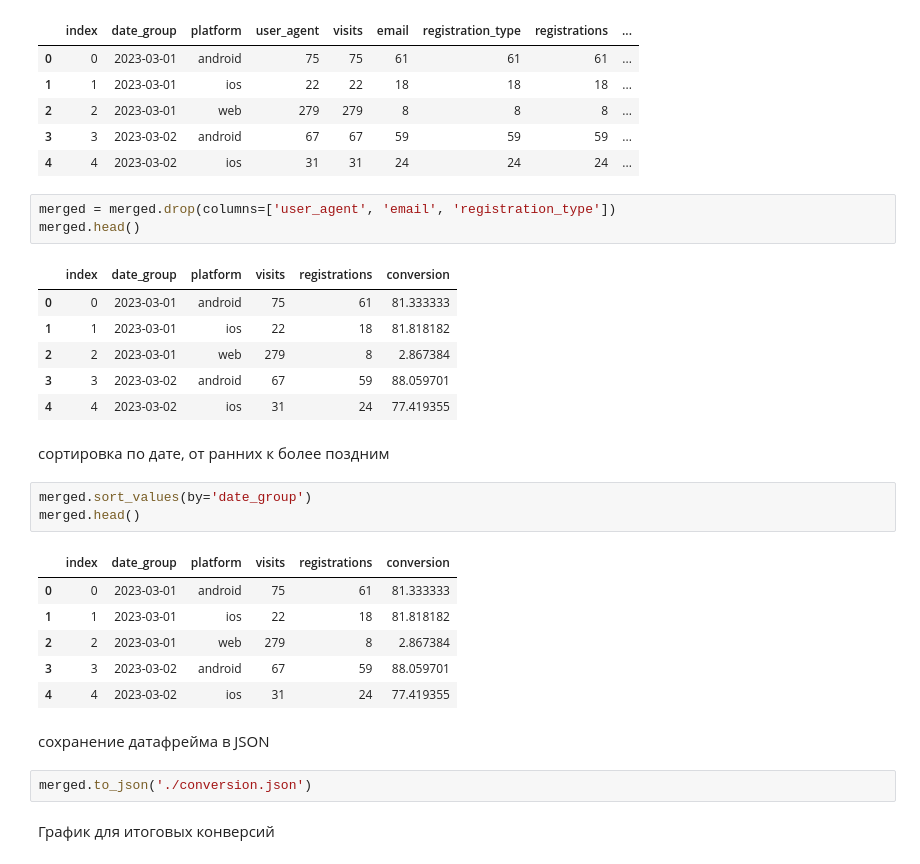
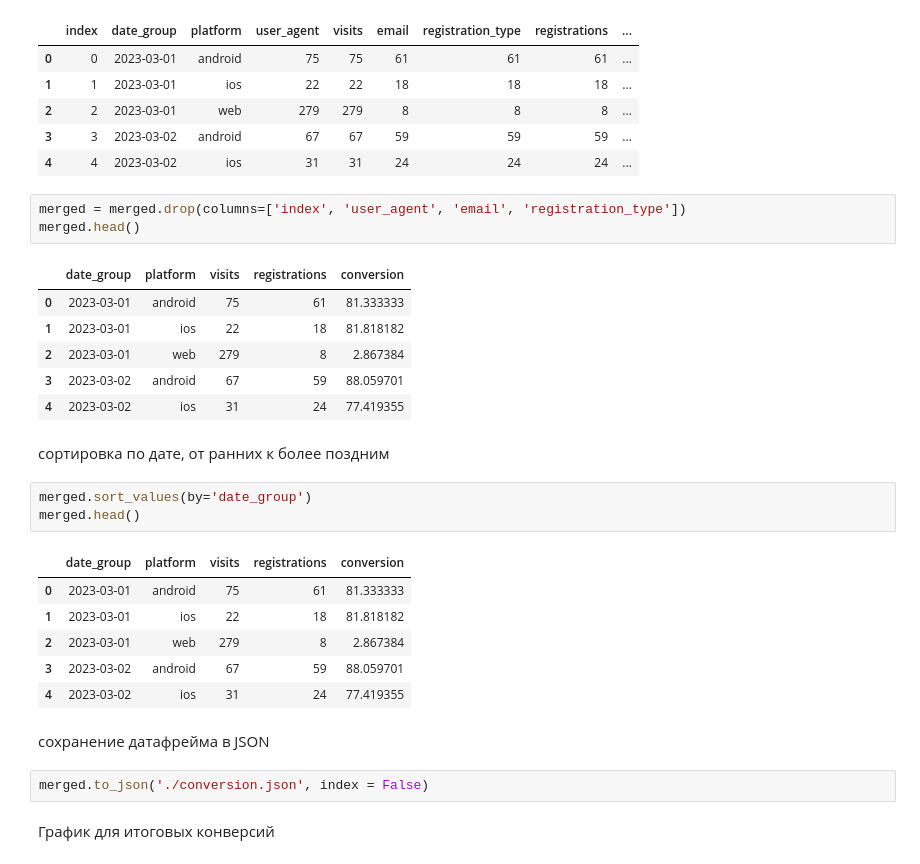
Before and after one commit to callisto1610/data-analytics-project-100, a Jupyter notebook: charts_project.ipynb, the cells around one changed output. Saved outputs shown, nothing was run; the diff lists cells and outputs as text.

```diff
--- a/charts_project.ipynb
+++ b/charts_project.ipynb
@@ -365,31 +368,31 @@ merged.head()
 | 3 | 3 | 2023-03-02 | android | 67 | 67 | 59 | 59 | 59 | ... |
 | 4 | 4 | 2023-03-02 | ios | 31 | 31 | 24 | 24 | 24 | ... |
 # %%
-merged = merged.drop(columns=['user_agent', 'email', 'registration_type'])
+merged = merged.drop(columns=['index', 'user_agent', 'email', 'registration_type'])
 merged.head()
 # %% [output]
-|  | index | date_group | platform | visits | registrations | conversion |
-| 0 | 0 | 2023-03-01 | android | 75 | 61 | 81.333333 |
-| 1 | 1 | 2023-03-01 | ios | 22 | 18 | 81.818182 |
-| 2 | 2 | 2023-03-01 | web | 279 | 8 | 2.867384 |
-| 3 | 3 | 2023-03-02 | android | 67 | 59 | 88.059701 |
-| 4 | 4 | 2023-03-02 | ios | 31 | 24 | 77.419355 |
+|  | date_group | platform | visits | registrations | conversion |
+| 0 | 2023-03-01 | android | 75 | 61 | 81.333333 |
+| 1 | 2023-03-01 | ios | 22 | 18 | 81.818182 |
+| 2 | 2023-03-01 | web | 279 | 8 | 2.867384 |
+| 3 | 2023-03-02 | android | 67 | 59 | 88.059701 |
+| 4 | 2023-03-02 | ios | 31 | 24 | 77.419355 |
 # %% [markdown]
 сортировка по дате, от ранних к более поздним
 # %%
 merged.sort_values(by='date_group')
 merged.head()
 # %% [output]
-|  | index | date_group | platform | visits | registrations | conversion |
-| 0 | 0 | 2023-03-01 | android | 75 | 61 | 81.333333 |
-| 1 | 1 | 2023-03-01 | ios | 22 | 18 | 81.818182 |
-| 2 | 2 | 2023-03-01 | web | 279 | 8 | 2.867384 |
-| 3 | 3 | 2023-03-02 | android | 67 | 59 | 88.059701 |
-| 4 | 4 | 2023-03-02 | ios | 31 | 24 | 77.419355 |
+|  | date_group | platform | visits | registrations | conversion |
+| 0 | 2023-03-01 | android | 75 | 61 | 81.333333 |
+| 1 | 2023-03-01 | ios | 22 | 18 | 81.818182 |
+| 2 | 2023-03-01 | web | 279 | 8 | 2.867384 |
+| 3 | 2023-03-02 | android | 67 | 59 | 88.059701 |
+| 4 | 2023-03-02 | ios | 31 | 24 | 77.419355 |
 # %% [markdown]
 сохранение датафрейма в JSON
 # %%
-merged.to_json('./conversion.json')
+merged.to_json('./conversion.json', index = False)
 # %% [markdown]
 График для итоговых конверсий
 # %%
```
Also changed, not shown: parts of 5 cells of this notebook, 1 other file.
